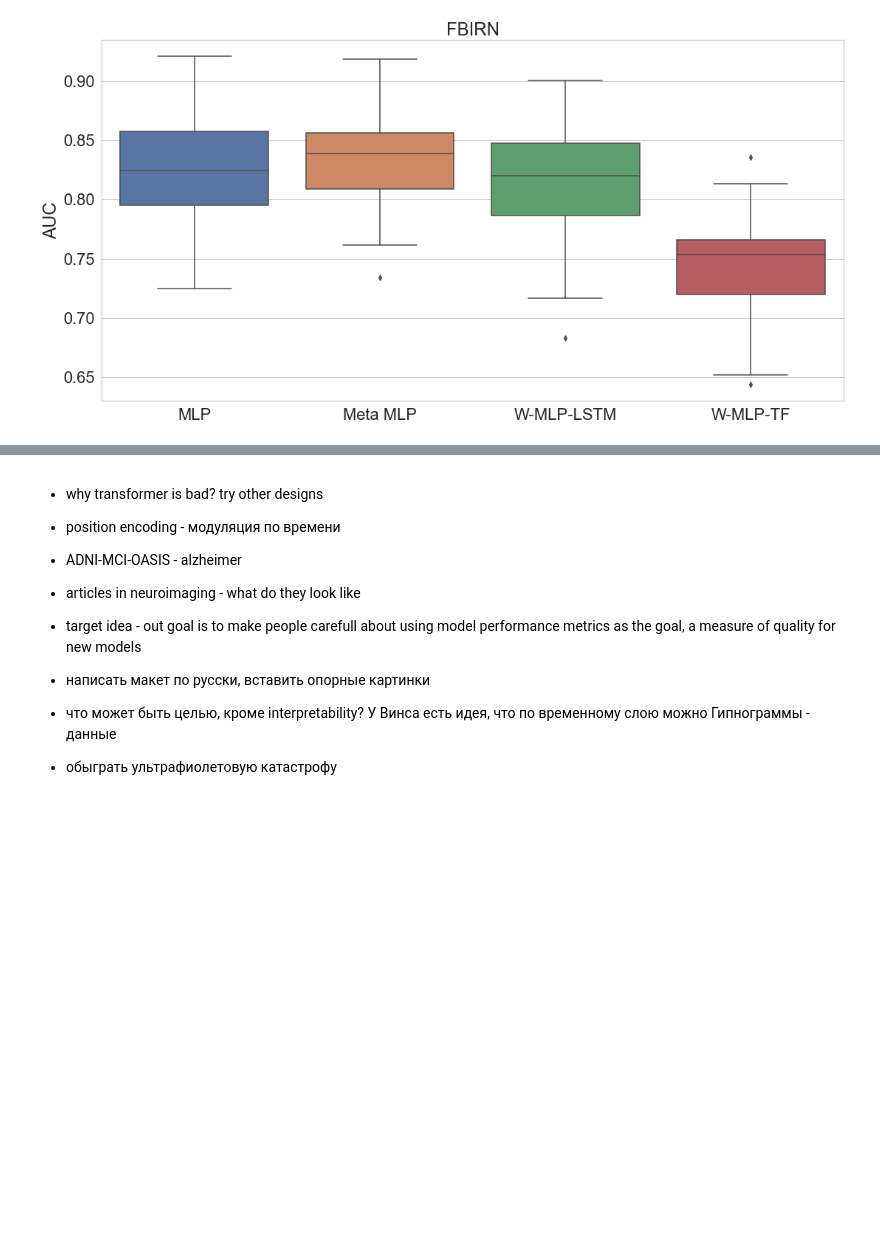
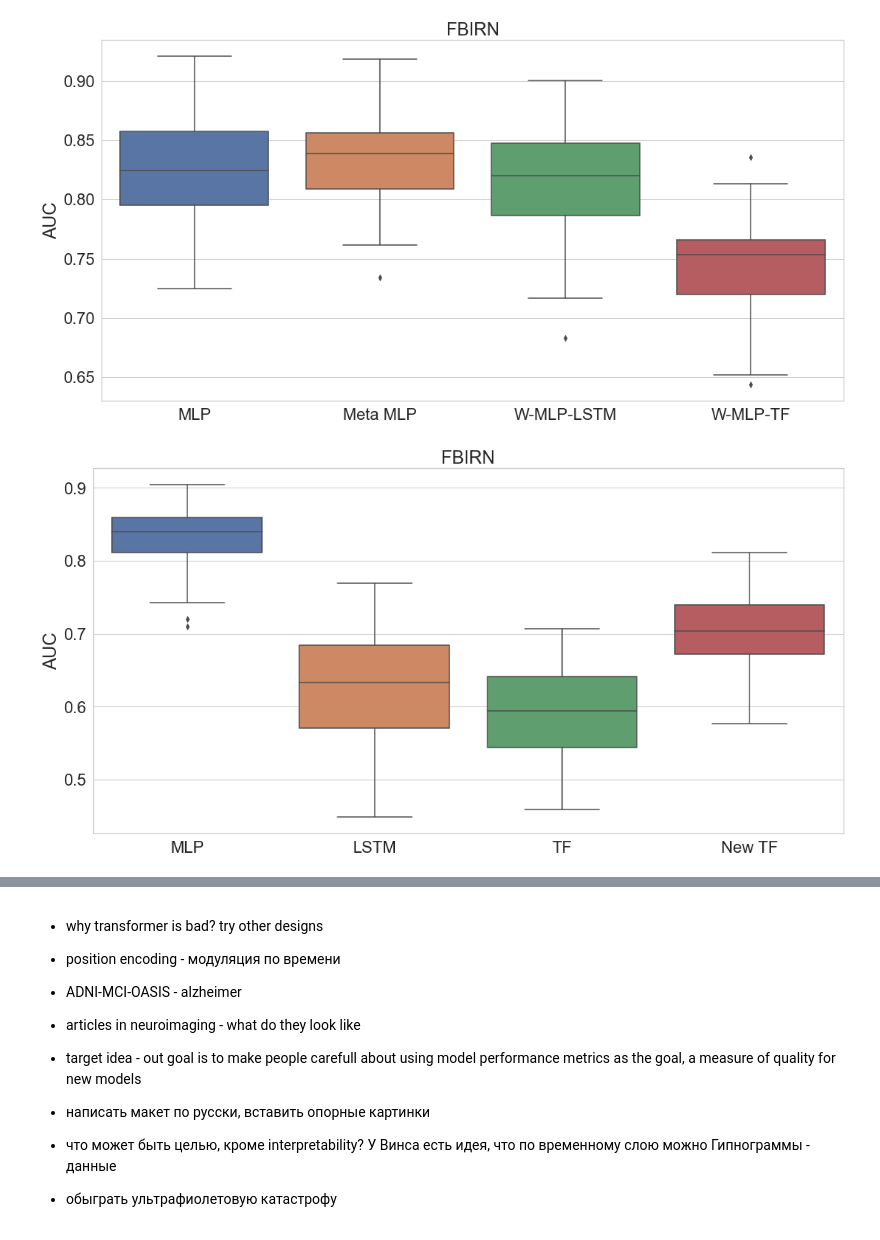
Before and after one commit to paavalipopov/mlp_project, a Jupyter notebook: examples/box_plots.ipynb, the cells around one changed output, grey strips where cells are left out. Drawn from its saved outputs; the diff is of its cells as text; code cells hidden in the pictures; blank space fills up the shorter version.

```diff
--- a/examples/box_plots.ipynb
+++ b/examples/box_plots.ipynb
@@ -694,3 +694,9 @@ mlp_AUC, _ = load_metrics_from_wandb("220827.011216-experiment-mlp-fbirn-tests-c
 lstm_AUC, _ = load_metrics_from_wandb("220817.225007-experiment-lstm-fbirn")
 tf_AUC, _ = load_metrics_from_wandb("220826.185919-experiment-transformer-fbirn")
 new_tf_AUC, _ = load_metrics_from_wandb("test-experiment-first_transformer-fbirn")
+# %%
+data = [mlp_AUC, lstm_AUC, tf_AUC, new_tf_AUC]
+data_names = ["MLP", "LSTM", "TF", "New TF"]
+plot_box_plots(data, data_names, "FBIRN", "AUC")
+# %% [output]
+[figure, added]
```
Also changed, not shown: parts of 6 cells of this notebook, 3 other files.
